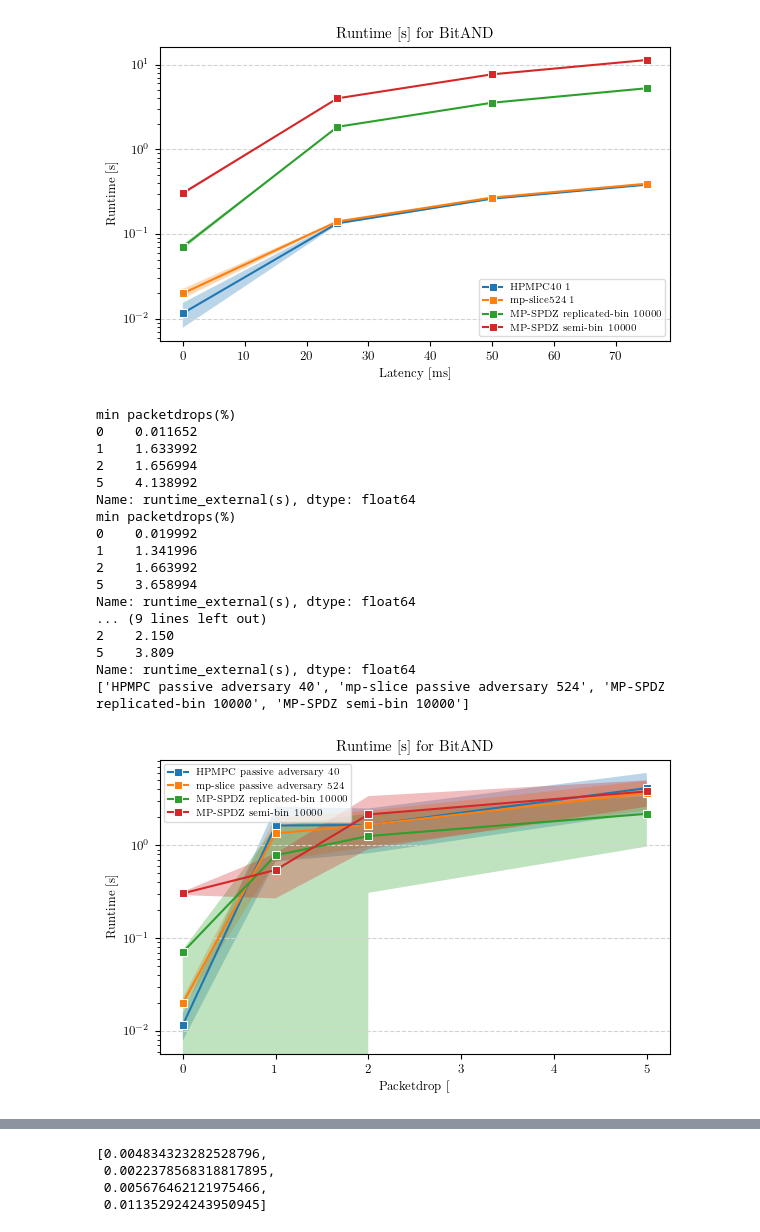
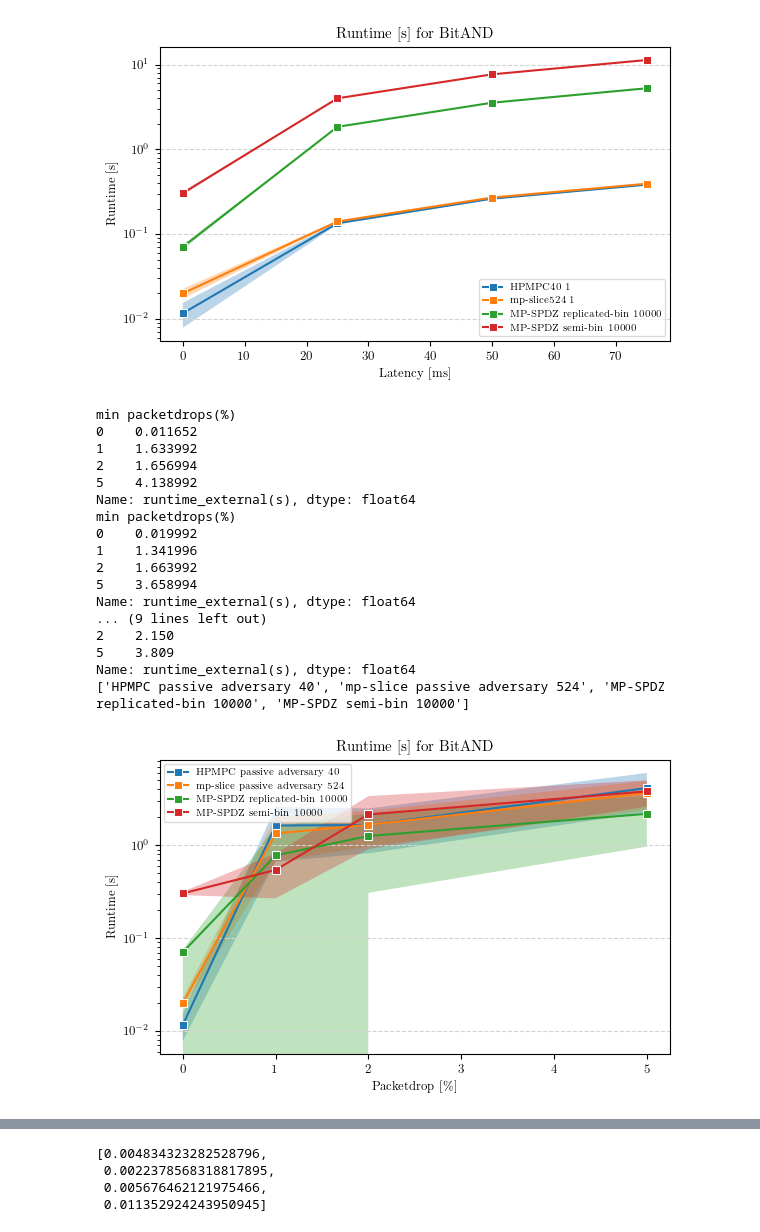
Before and after one commit to aSlunk/results, a Jupyter notebook: mp-slice/15_BitAND/Deviation.ipynb, the cells around one changed output, grey strips where cells are left out. Drawn from its saved outputs; the diff is of its cells as text; code cells hidden in the pictures.

```diff
--- a/mp-slice/15_BitAND/Deviation.ipynb
+++ b/mp-slice/15_BitAND/Deviation.ipynb
@@ -15,11 +15,11 @@ experiment = "02_Compare" # 507|508|509
 # experiment = "04_LogReg" # 526|527|528
 # experiment = "05_Reveal" # 512
 # experiment = "06_LeNet" # 529|530|531
-experiment = "07_Aes" # 525
+# experiment = "07_Aes" # 525
 # experiment = "08_SecureMean" # 519
 # experiment = "09_SecureMin" # 516|517|518
 # experiment = "10_PSI" # 520
-experiment = "11_Auction" # 521|522|523
+# experiment = "11_Auction" # 521|522|523
 # experiment = "12_VGG" # 532|533|534
 experiment = "15_BitAND" # 524
 # experiment = "16_Division" # 510
@@ -167,40 +157,35 @@ packetdrop,label=rf.get_packetdrop_deviation(data)
 # del packetdrop[-2]
 # del label[-2]
 # del label[-2]
-
-# del label[-1] # AES
-# del packetdrop[-1]
-# del label[-2]
-# del packetdrop[-2]
 
 # del packetdrop[3] # Division
 # del packetdrop[3]
 # del label[3]
 # del label[3]
 
 # del packetdrop[-2] # secure min
 # del packetdrop[-2]
 # del label[-2]
 # del label[-2]
 
 print(label)
-rf.plot_deviation(packetdrop,label,"test.png",experiment,"Packetdrop [%]","Runtime [s]",True)
+rf.plot_deviation(packetdrop,label,"test.png",experiment,"Packetdrop [\\%]","Runtime [s]",True)
 # %% [output]
 min packetdrops(%)
 0    0.011652
 1    1.633992
 2    1.656994
 5    4.138992
 Name: runtime_external(s), dtype: float64
 min packetdrops(%)
 0    0.019992
 1    1.341996
 2    1.663992
 5    3.658994
 Name: runtime_external(s), dtype: float64
 ... (9 lines left out)
 2    2.150
 5    3.809
 Name: runtime_external(s), dtype: float64
 ['HPMPC passive adversary 40', 'mp-slice passive adversary 524', 'MP-SPDZ replicated-bin 10000', 'MP-SPDZ semi-bin 10000']
-[figure, old version]
+[figure, new version]
```
Also changed, not shown: parts of 6 cells of this notebook.
